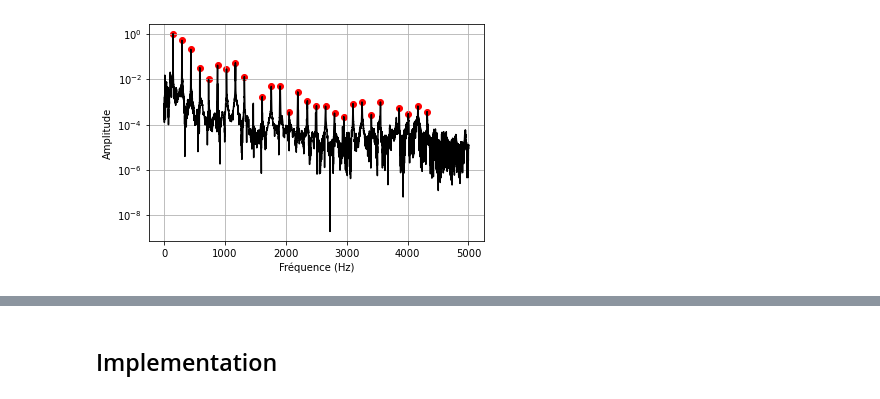
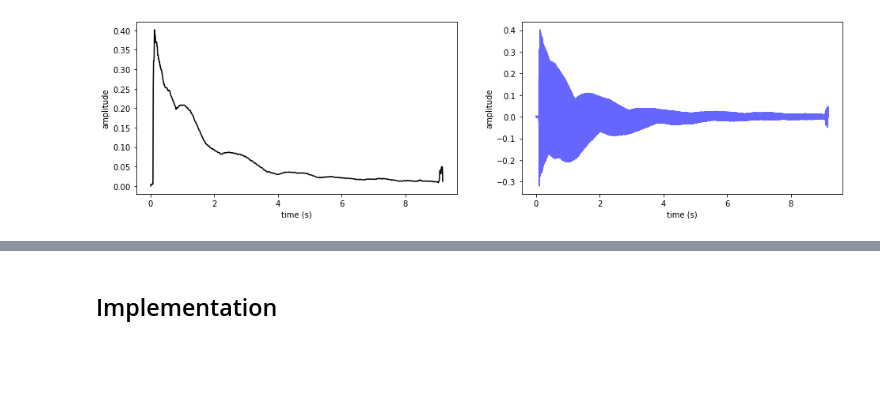
Before and after one commit to olivecha/guitarsounds, a Jupyter notebook: Notebooks/Dev/DEV_Time_Damping.ipynb, the cells around one changed output, grey strips where cells are left out. Drawn from its saved outputs; the diff is of its cells as text; code cells hidden in the pictures; blank space fills up the shorter version.

```diff
--- a/Notebooks/Dev/DEV_Time_Damping.ipynb
+++ b/Notebooks/Dev/DEV_Time_Damping.ipynb
@@ -42,5 +24,10 @@ reduce_noise(y, sr, stationary=False, y_noise=None, prop_decrease=1.0, time_cons
 # %%
-sound.SP.change('fft_range', 5000) # change the fft range so we get a lot of peaks
-sound.signal.plot(kind='peaks')
+fig, (ax1, ax2) = plt.subplots(1,2, figsize=(16,4))
+
+plt.sca(ax1)
+sound.signal.plot('envelop', c='k')
+
+plt.sca(ax2)
+sound.signal.plot('signal', c='b')
 # %% [output]
-[figure, old version]
+[figure, new version]
```
Also changed, not shown: parts of 30 cells of this notebook, 23 other files.
